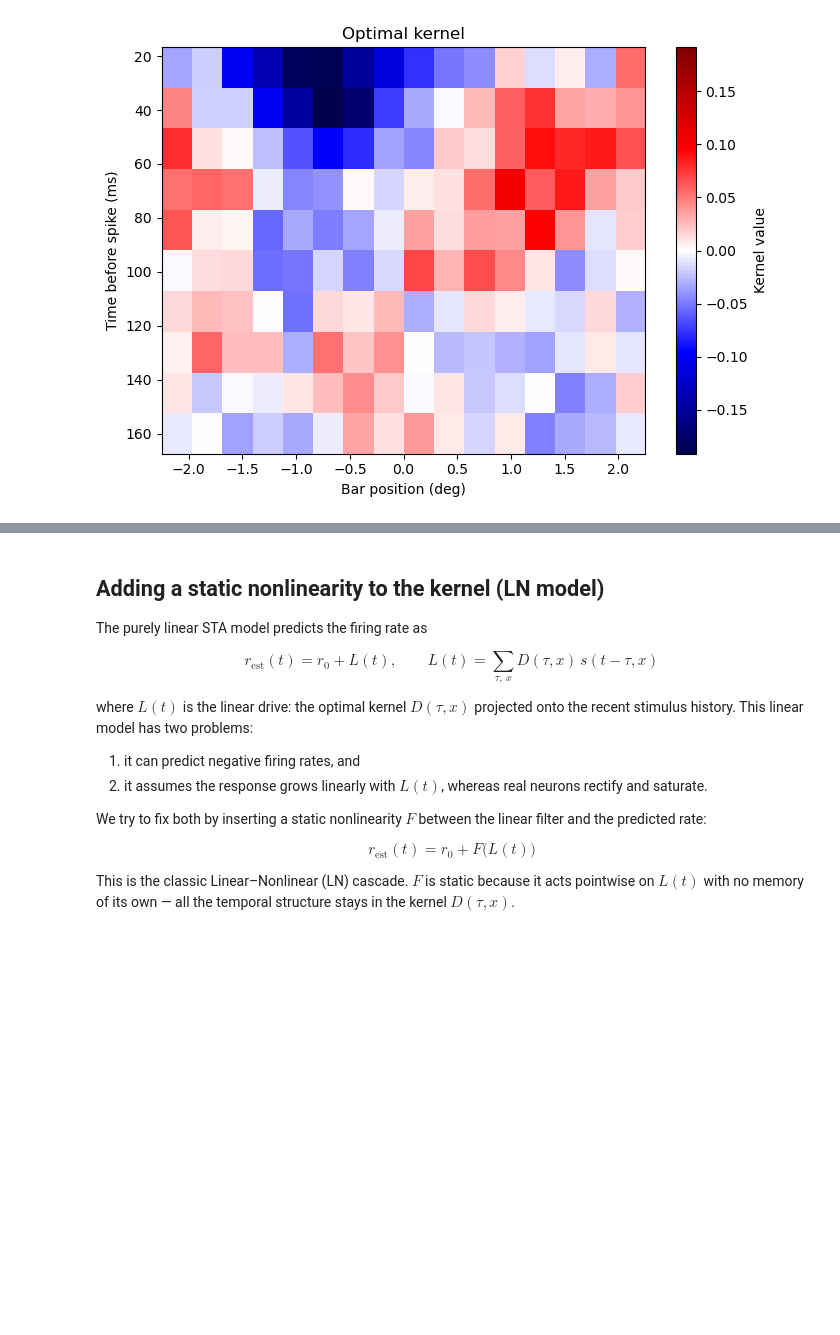
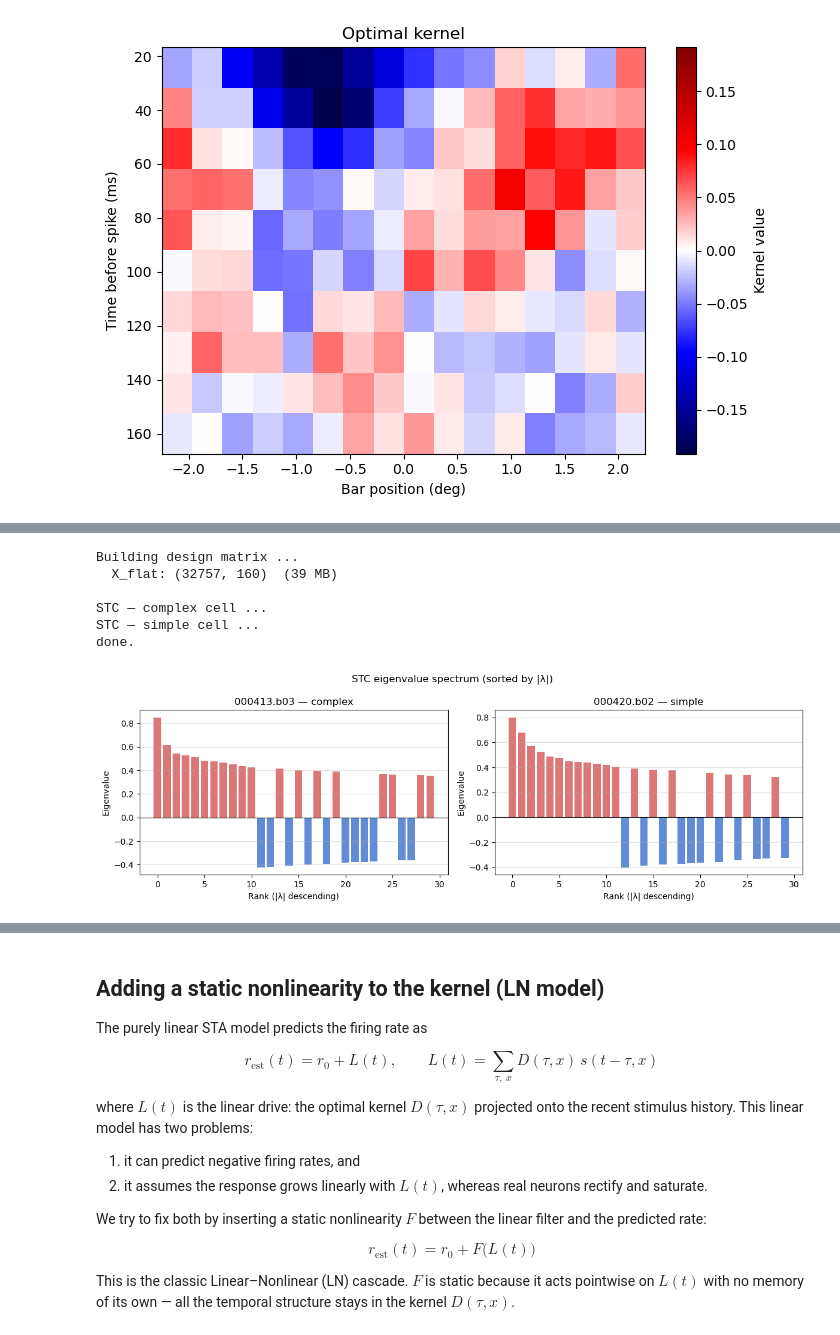
Before and after one commit to alessandrodipiano/neural_encoding, a Jupyter notebook: notebook/start.ipynb, the cells around one changed output, grey strips where cells are left out. Drawn from its saved outputs; the diff is of its cells as text; code cells hidden in the pictures; blank space fills up the shorter version.

```diff
--- a/notebook/start.ipynb
+++ b/notebook/start.ipynb
@@ -842,0 +890,44 @@ plt.show()
+# %%
+T, N_bars = msq1D_stim.shape
+T_eff = T - n_lags
+
+print('Building design matrix ...')
+X_flat  = build_design_matrix(msq1D_stim, n_lags)
+C_prior = (X_flat.T @ X_flat) / T_eff
+print(f'  X_flat: {X_flat.shape}  ({X_flat.nbytes // 1024 // 1024} MB)')
+
+print('\nSTC — complex cell ...')
+eigvals_c, eigvecs_c, _ = compute_stc(paths_complex_trials, msq1D_stim, n_lags, frame_rate, X_flat, C_prior)
+print('STC — simple cell ...')
+eigvals_l, eigvecs_l, _ = compute_stc(paths_linear_trial_2,  msq1D_stim, n_lags, frame_rate, X_flat, C_prior)
+print('done.')
+# %% [output]
+Building design matrix ...
+  X_flat: (32757, 160)  (39 MB)
+
+STC — complex cell ...
+STC — simple cell ...
+done.
+# %%
+K_show = 30
+
+fig, axes = plt.subplots(1, 2, figsize=(12, 4))
+fig.suptitle('STC eigenvalue spectrum (sorted by |λ|)')
+
+for ax, eigvals, label in zip(
+        axes,
+        [eigvals_c, eigvals_l],
+        ['000413.b03 — complex', '000420.b02 — simple']):
+    idx    = np.arange(K_show)
+    colors = ['#D65F5F' if v > 0 else '#4878CF' for v in eigvals[:K_show]]
+    ax.bar(idx, eigvals[:K_show], color=colors, alpha=0.85)
+    ax.axhline(0, color='k', linewidth=0.8)
+    ax.set_xlabel('Rank (|λ| descending)')
+    ax.set_ylabel('Eigenvalue')
+    ax.set_title(label)
+    ax.grid(axis='y', alpha=0.4)
+
+plt.tight_layout()
+plt.show()
+# %% [output]
+[figure, added]
```
Also changed, not shown: parts of 35 cells of this notebook, 2 other files.
